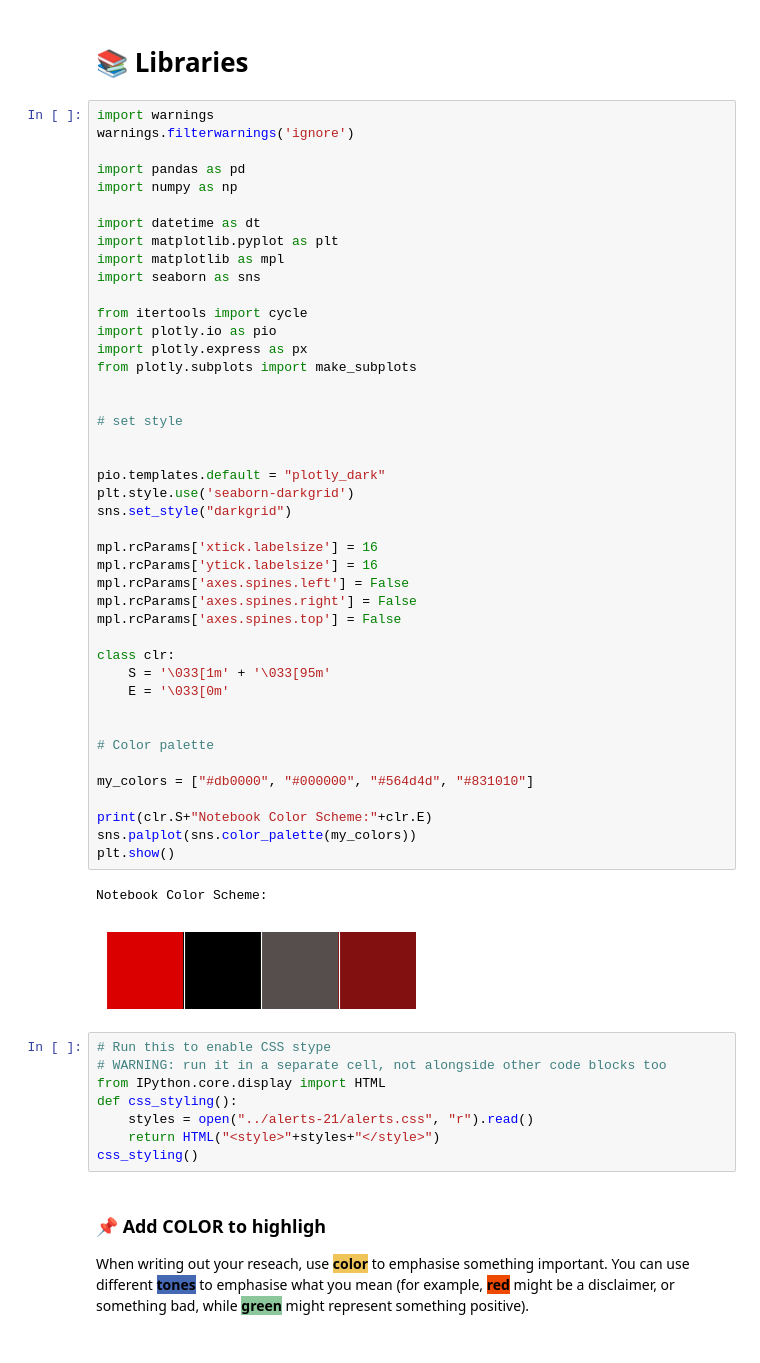
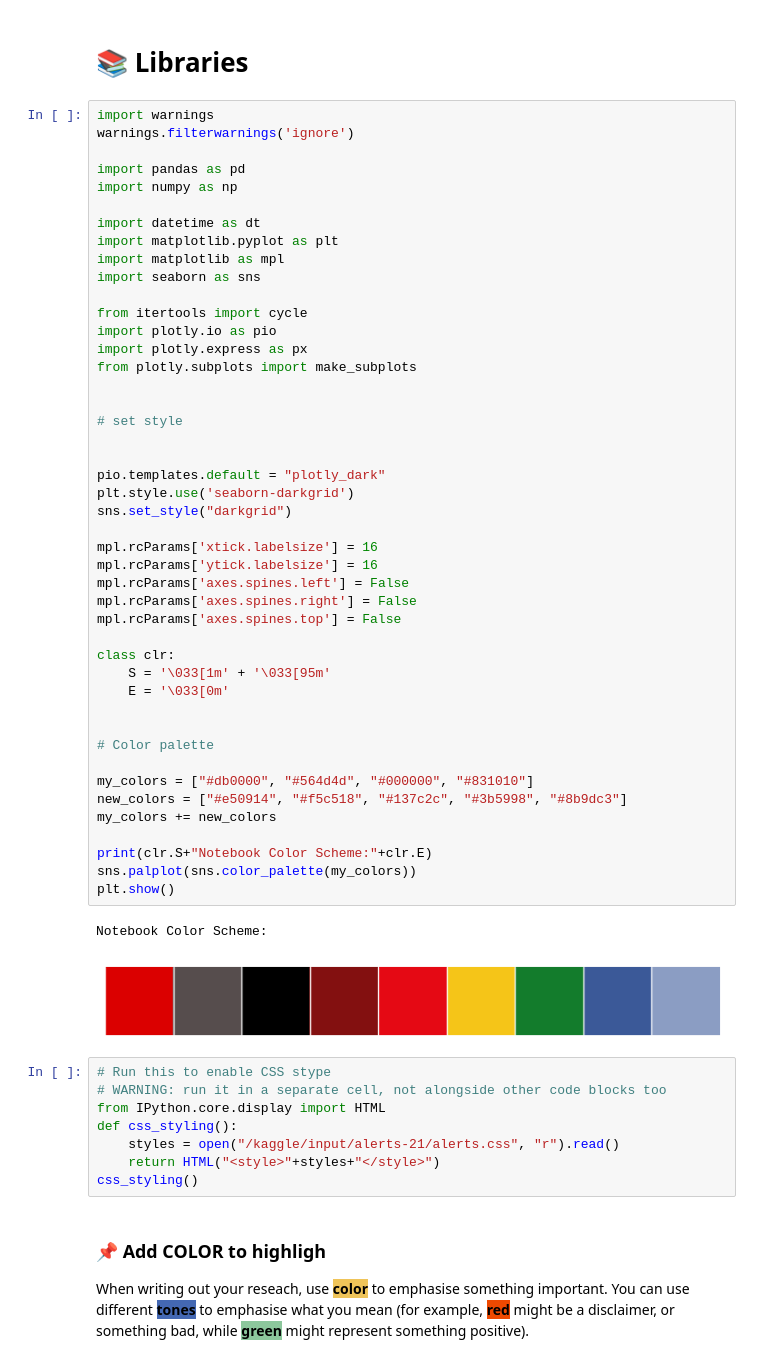
Before and after one commit to Anas20001/Netflix-Movies-Series-EDA, a Jupyter notebook: Notebooks/netflix-eda.ipynb, the cells around one changed output. Cells and saved outputs as stored; diff of their text form.

```diff
--- a/Notebooks/netflix-eda.ipynb
+++ b/Notebooks/netflix-eda.ipynb
@@ -40,41 +40,43 @@ import plotly.io as pio
 import plotly.express as px
 from plotly.subplots import make_subplots
 
 
 # set style
 
 
 pio.templates.default = "plotly_dark"
 plt.style.use('seaborn-darkgrid')
 sns.set_style("darkgrid")
 
 mpl.rcParams['xtick.labelsize'] = 16
 mpl.rcParams['ytick.labelsize'] = 16
 mpl.rcParams['axes.spines.left'] = False
 mpl.rcParams['axes.spines.right'] = False
 mpl.rcParams['axes.spines.top'] = False
 
 class clr:
     S = '\033[1m' + '\033[95m'
     E = '\033[0m'
 
 
 # Color palette
 
-my_colors = ["#db0000", "#000000", "#564d4d", "#831010"]
+my_colors = ["#db0000", "#564d4d", "#000000", "#831010"]
+new_colors = ["#e50914", "#f5c518", "#137c2c", "#3b5998", "#8b9dc3"]
+my_colors += new_colors
 
 print(clr.S+"Notebook Color Scheme:"+clr.E)
 sns.palplot(sns.color_palette(my_colors))
 plt.show()
 # %% [output]
 Notebook Color Scheme:
-[figure, old version]
+[figure, new version]
 # %%
 # Run this to enable CSS stype
 # WARNING: run it in a separate cell, not alongside other code blocks too
 from IPython.core.display import HTML
 def css_styling():
-    styles = open("../alerts-21/alerts.css", "r").read()
+    styles = open("/kaggle/input/alerts-21/alerts.css", "r").read()
     return HTML("<style>"+styles+"</style>")
 css_styling()
 # %% [markdown]
```
Also changed, not shown: parts of 42 cells of this notebook.
